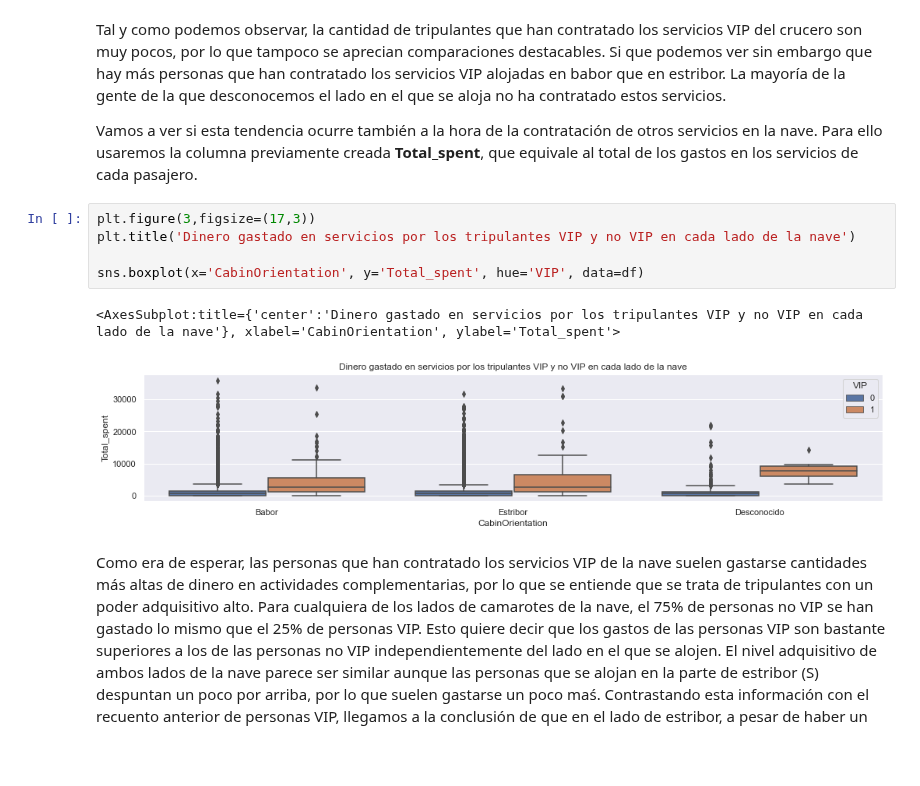
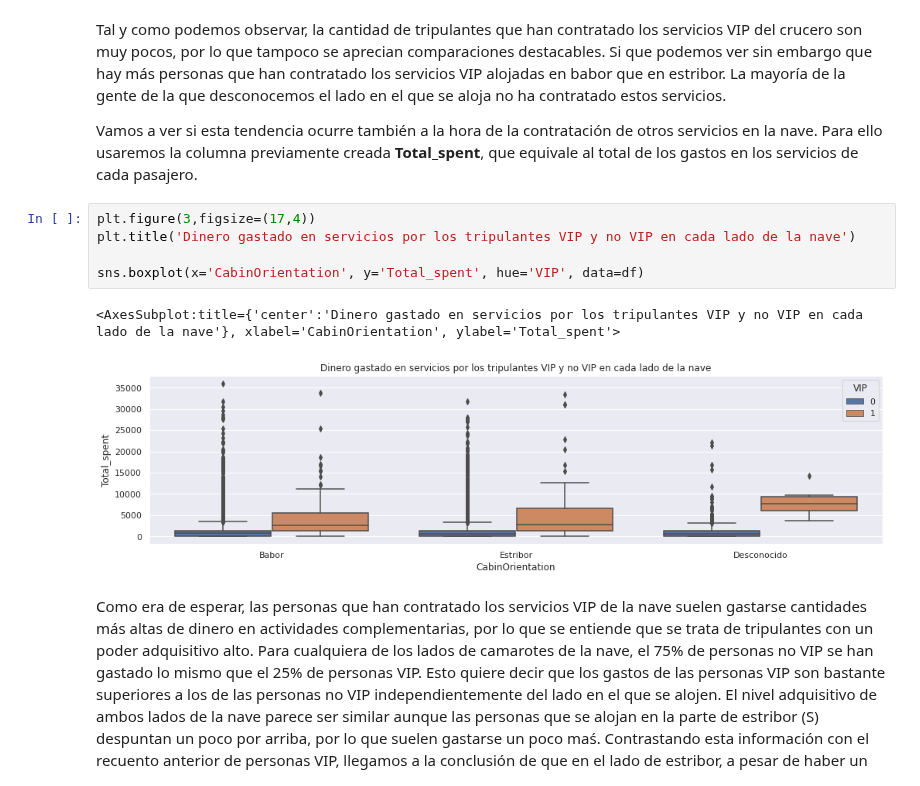
Before and after one commit to aliciacg7/spaceship-titanic-eda, a Jupyter notebook: code/spaceship-eda.ipynb, the cells around one changed output. Saved outputs shown, nothing was run; the diff lists cells and outputs as text; blank space fills up the shorter version.

```diff
--- a/code/spaceship-eda.ipynb
+++ b/code/spaceship-eda.ipynb
@@ -386,13 +378,13 @@ Tal y como podemos observar, la cantidad de tripulantes que han contratado los s
 
 Vamos a ver si esta tendencia ocurre también a la hora de la contratación de otros servicios en la nave. Para ello usaremos la columna previamente creada **Total_spent**, que equivale al total de los gastos en los servicios de cada pasajero.
 # %%
-plt.figure(3,figsize=(17,3))
+plt.figure(3,figsize=(17,4))
 plt.title('Dinero gastado en servicios por los tripulantes VIP y no VIP en cada lado de la nave')
 
 sns.boxplot(x='CabinOrientation', y='Total_spent', hue='VIP', data=df)
 # %% [output]
 <AxesSubplot:title={'center':'Dinero gastado en servicios por los tripulantes VIP y no VIP en cada lado de la nave'}, xlabel='CabinOrientation', ylabel='Total_spent'>
-[figure, old version]
+[figure, new version]
 # %% [markdown]
 Como era de esperar, las personas que han contratado los servicios VIP de la nave suelen gastarse cantidades más altas de dinero en actividades complementarias, por lo que se entiende que se trata de tripulantes con un poder adquisitivo alto. Para cualquiera de los lados de camarotes de la nave, el 75% de personas no VIP se han gastado lo mismo que el 25% de personas VIP. Esto quiere decir que los gastos de las personas VIP son bastante superiores a los de las personas no VIP independientemente del lado en el que se alojen. El nivel adquisitivo de ambos lados de la nave parece ser similar aunque las personas que se alojan en la parte de estribor (S) despuntan un poco por arriba, por lo que suelen gastarse un poco maś. Contrastando esta información con el recuento anterior de personas VIP, llegamos a la conclusión de que en el lado de estribor, a pesar de haber un menor número de personas VIP, suelen gastarse más en servicios.
 
```
Also changed, not shown: parts of 23 cells of this notebook, 4 other files.
